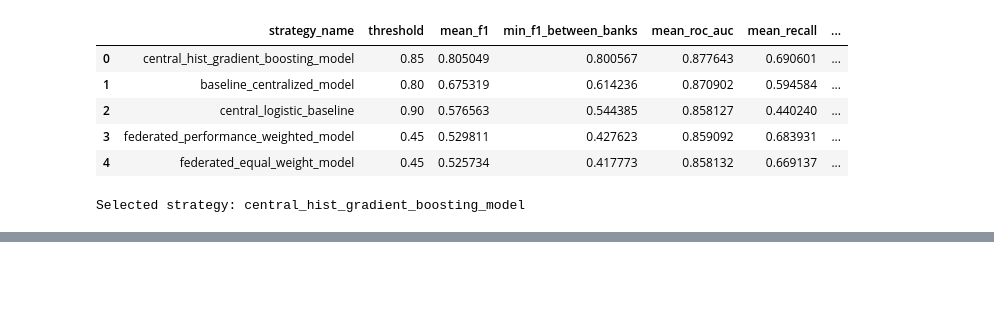
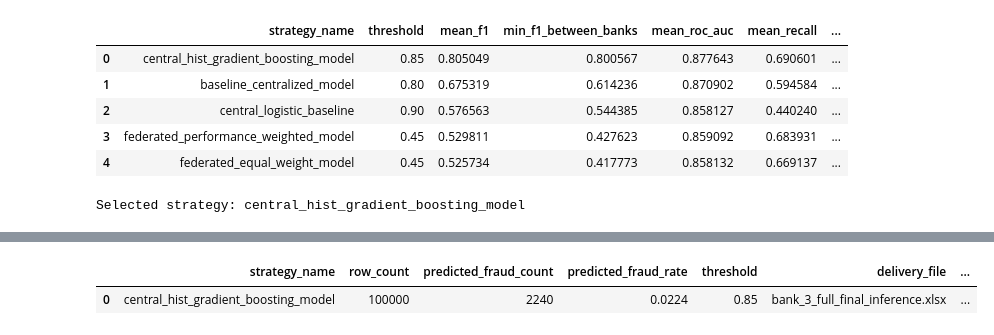
Before and after one commit to mar22266/Proyecto-DataSience-PlusTI, a Jupyter notebook: ObjetivoB.ipynb, the cells around one changed output, grey strips where cells are left out. Drawn from its saved outputs; the diff is of its cells as text; code cells hidden in the pictures; blank space fills up the shorter version.

```diff
--- a/ObjetivoB.ipynb
+++ b/ObjetivoB.ipynb
@@ -945,0 +977,9 @@ Selected strategy: central_hist_gradient_boosting_model
+# %%
+final_prediction_summary = pd.DataFrame([
+    save_prediction_outputs(selected_strategy_name, bank_3_feature_matrix, bank_3_feature_matrix.index, selected_strategy_threshold, "bank_3_full_final_inference.xlsx", "bank_3_full_final_inference_audit.csv")
+])
+final_prediction_summary.to_csv(predictions_dir / "final_prediction_summary.csv", index=False)
+display(final_prediction_summary)
+# %% [output]
+|  | strategy_name | row_count | predicted_fraud_count | predicted_fraud_rate | threshold | delivery_file | ... |
+| 0 | central_hist_gradient_boosting_model | 100000 | 2240 | 0.0224 | 0.85 | bank_3_full_final_inference.xlsx | ... |
```
Also changed, not shown: parts of 7 cells of this notebook, 17 other files.
